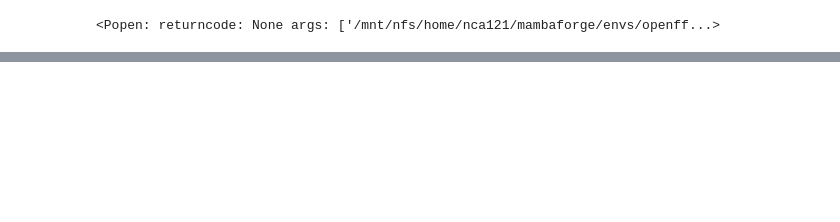
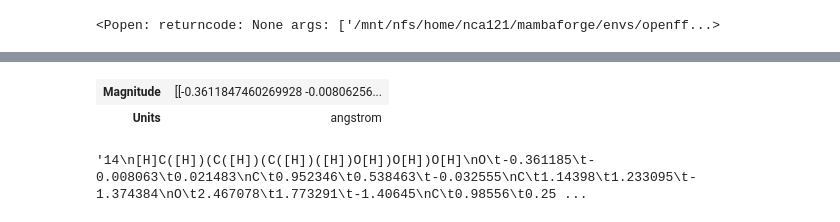
Before and after one commit to bismuthadams1/ChargeCraft, a Jupyter notebook: notebook_test.ipynb, the cells around one changed output, grey strips where cells are left out. Cells and saved outputs as stored; diff of their text form; code cells hidden in the pictures; blank space fills up the shorter version.

```diff
--- a/notebook_test.ipynb
+++ b/notebook_test.ipynb
@@ -147,0 +152,5 @@ CalculationFailed: Calculator "gaussian" failed with command "/mnt/storage/apps/
+# %%
+molecule = smiles_to_molecule("OCC(O)CO")
+conformers = ConformerGenerator.generate(
+    molecule, ConformerSettings(max_conformers=10)
+)
@@ -147,0 +172,5 @@ CalculationFailed: Calculator "gaussian" failed with command "/mnt/storage/apps/
+# %%
+conformers[0]
+# %% [output]
+| Magnitude | [[-0.3611847460269928 -0.00806256... |
+| Units | angstrom |
@@ -147,0 +179,4 @@ CalculationFailed: Calculator "gaussian" failed with command "/mnt/storage/apps/
+# %%
+xyz_conf
+# %% [output]
+'14\n[H]C([H])(C([H])(C([H])([H])O[H])O[H])O[H]\nO\t-0.361185\t-0.008063\t0.021483\nC\t0.952346\t0.538463\t-0.032555\nC\t1.14398\t1.233095\t-1.374384\nO\t2.467078\t1.773291\t-1.40645\nC\t0.98556\t0.25 ...
```
Also changed, not shown: parts of 10 cells of this notebook, 3 other files.
